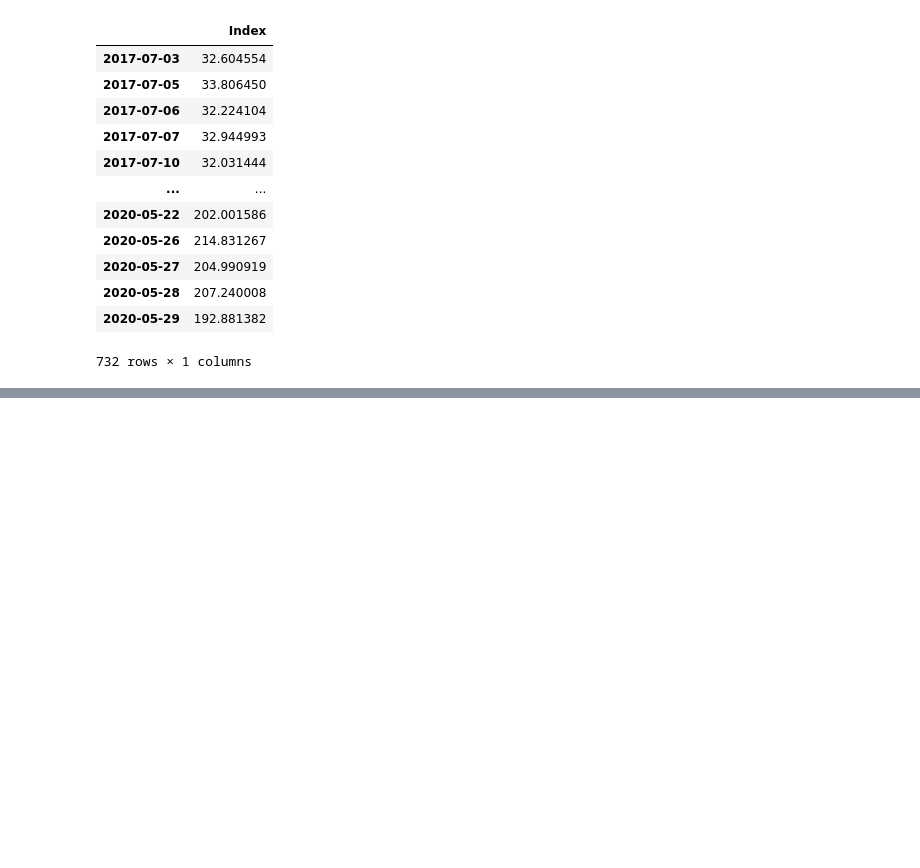
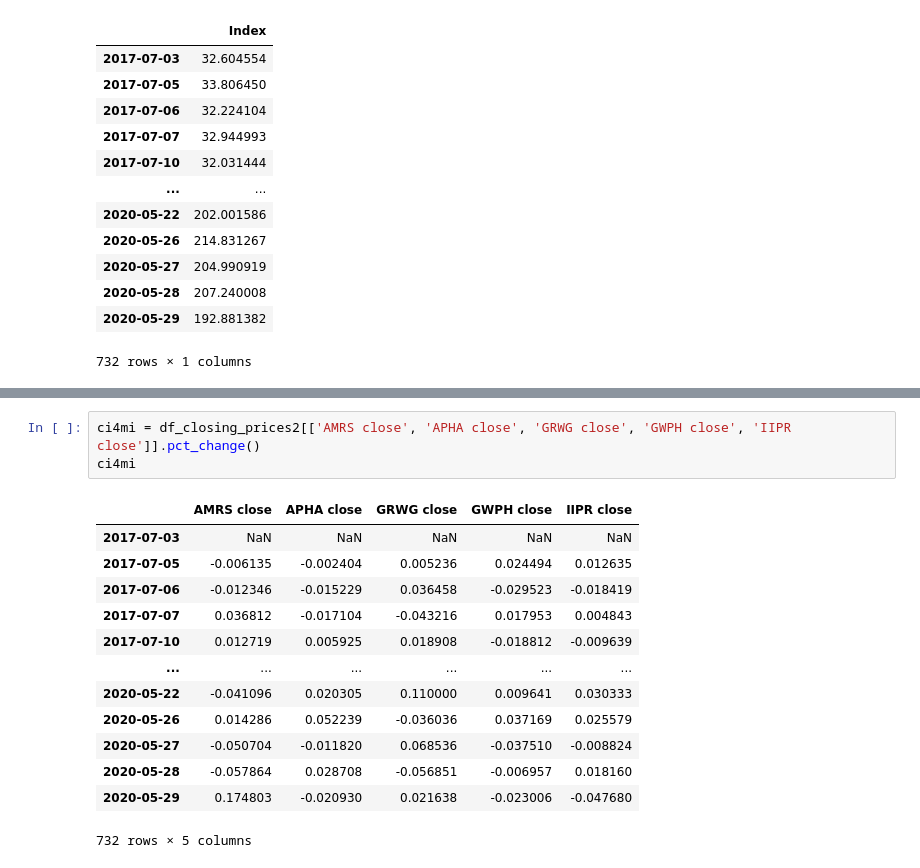
Before and after one commit to jtmcginley123/project-one, a Jupyter notebook: notebooks/jackie.ipynb, the cells around one changed output, grey strips where cells are left out. Drawn from its saved outputs; the diff is of its cells as text; blank space fills up the shorter version.

```diff
--- a/notebooks/jackie.ipynb
+++ b/notebooks/jackie.ipynb
@@ -230 +241,18 @@ df_daily_returns
+# %%
+ci4mi = df_closing_prices2[['AMRS close', 'APHA close', 'GRWG close', 'GWPH close', 'IIPR close']].pct_change()
+ci4mi
+# %% [output]
+|  | AMRS close | APHA close | GRWG close | GWPH close | IIPR close |
+| 2017-07-03 | NaN | NaN | NaN | NaN | NaN |
+| 2017-07-05 | -0.006135 | -0.002404 | 0.005236 | 0.024494 | 0.012635 |
+| 2017-07-06 | -0.012346 | -0.015229 | 0.036458 | -0.029523 | -0.018419 |
+| 2017-07-07 | 0.036812 | -0.017104 | -0.043216 | 0.017953 | 0.004843 |
+| 2017-07-10 | 0.012719 | 0.005925 | 0.018908 | -0.018812 | -0.009639 |
+| ... | ... | ... | ... | ... | ... |
+| 2020-05-22 | -0.041096 | 0.020305 | 0.110000 | 0.009641 | 0.030333 |
+| 2020-05-26 | 0.014286 | 0.052239 | -0.036036 | 0.037169 | 0.025579 |
+| 2020-05-27 | -0.050704 | -0.011820 | 0.068536 | -0.037510 | -0.008824 |
+| 2020-05-28 | -0.057864 | 0.028708 | -0.056851 | -0.006957 | 0.018160 |
+| 2020-05-29 | 0.174803 | -0.020930 | 0.021638 | -0.023006 | -0.047680 |
+732 rows × 5 columns
 # %%
```
Also changed, not shown: parts of 7 cells of this notebook, 1 other file.
